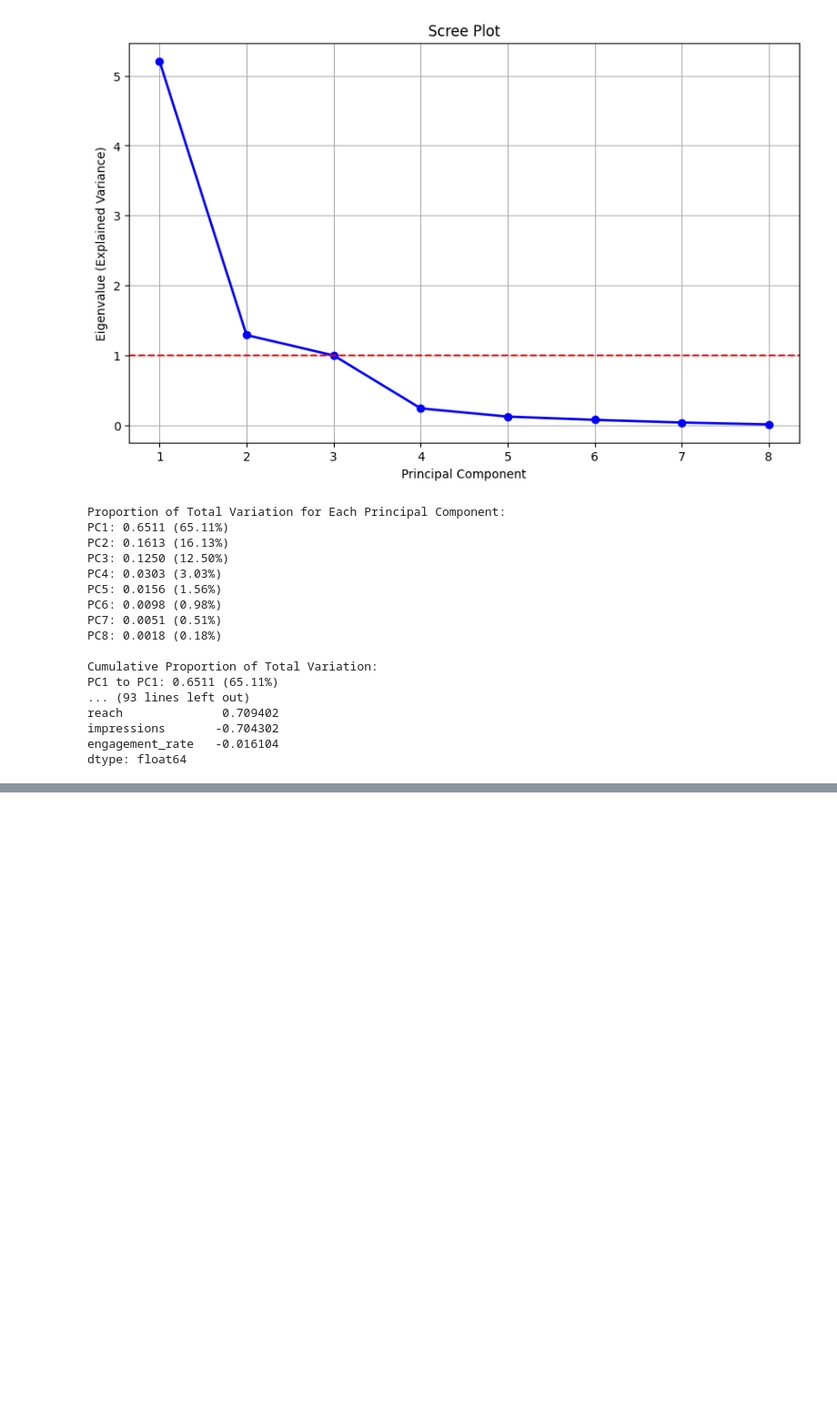
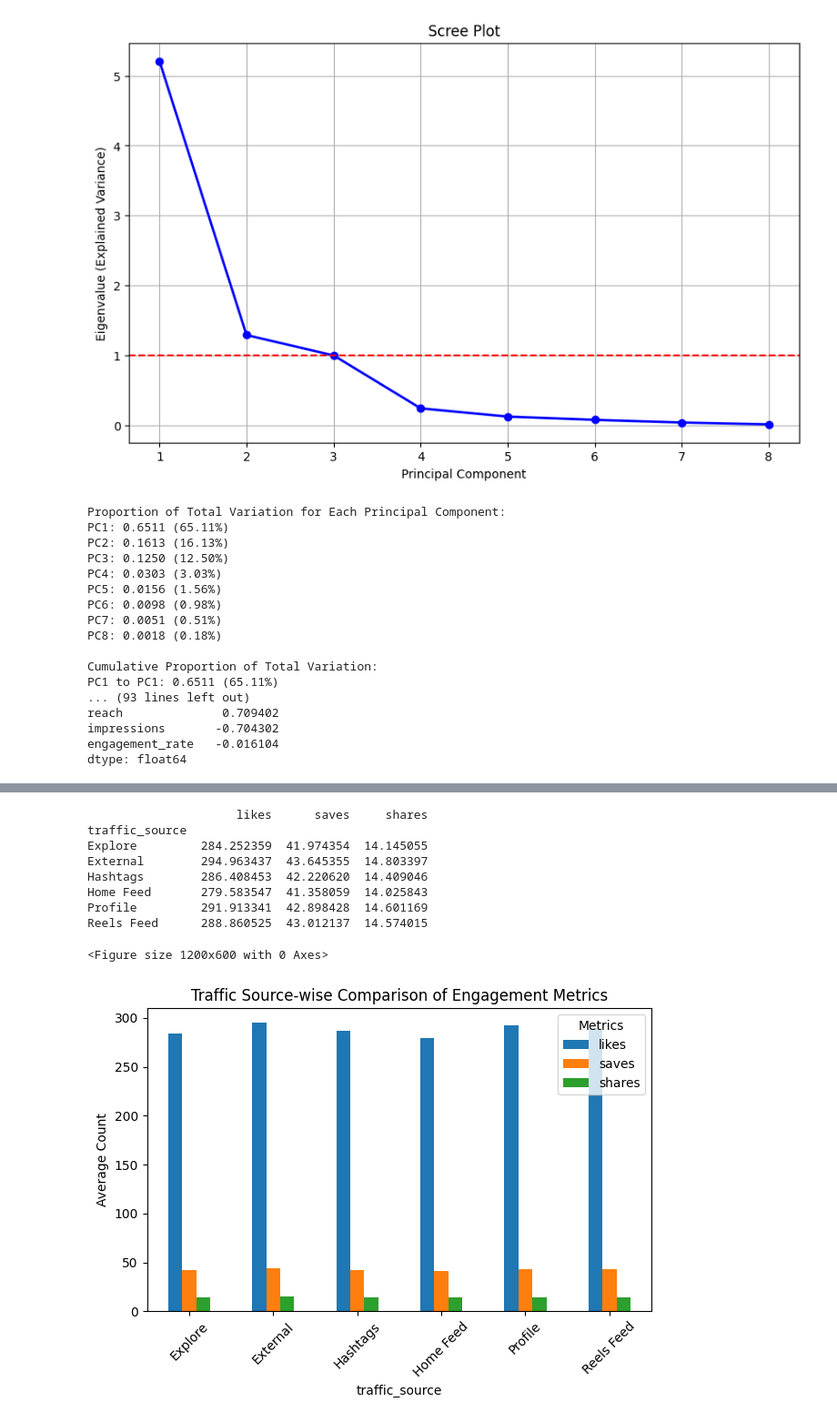
Before and after one commit to RajithmaHaseli/Instagram-Engagement-Analysis, a Jupyter notebook: instagram_analysis (1).ipynb, the cells around one changed output, grey strips where cells are left out. Shown at 91% size. Saved outputs shown, nothing was run; the diff lists cells and outputs as text; code cells hidden in the pictures; blank space fills up the shorter version.

```diff
--- a/instagram_analysis (1).ipynb
+++ b/instagram_analysis (1).ipynb
@@ -236,0 +255,24 @@ dtype: float64
+# %%
+# Traffic Source Comparison
+data = cleaned_df.copy()
+traffic_stats = data.groupby('traffic_source')[['likes', 'saves', 'shares']].mean()
+print(traffic_stats)
+plt.figure(figsize=(12, 6))
+traffic_stats.plot(kind='bar', stacked=False)
+plt.title('Traffic Source-wise Comparison of Engagement Metrics')
+plt.ylabel('Average Count')
+plt.xticks(rotation=45)
+plt.legend(title='Metrics')
+plt.tight_layout()
+plt.show()
+# %% [output]
+                     likes      saves     shares
+traffic_source
+Explore         284.252359  41.974354  14.145055
+External        294.963437  43.645355  14.803397
+Hashtags        286.408453  42.220620  14.409046
+Home Feed       279.583547  41.358059  14.025843
+Profile         291.913341  42.898428  14.601169
+Reels Feed      288.860525  43.012137  14.574015
+<Figure size 1200x600 with 0 Axes>
+[figure, added]
```
Also changed, not shown: parts of 3 cells of this notebook.
